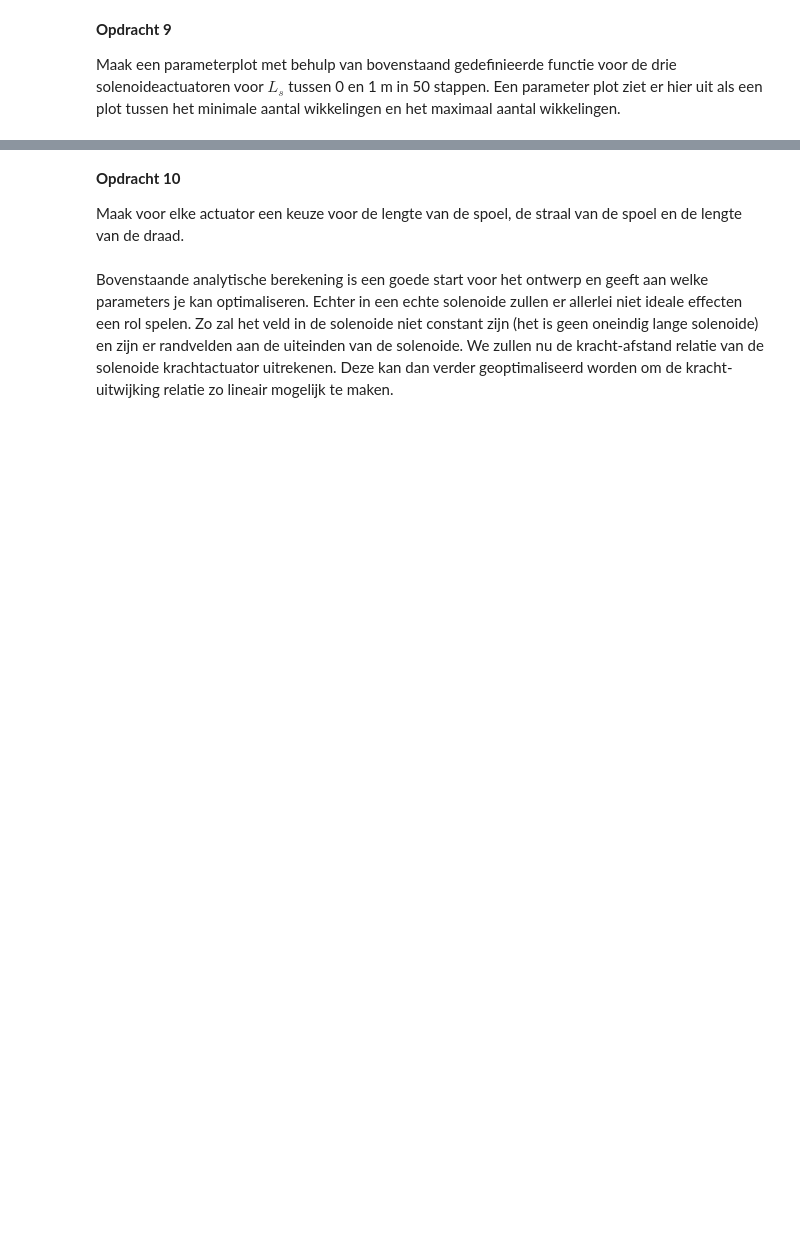
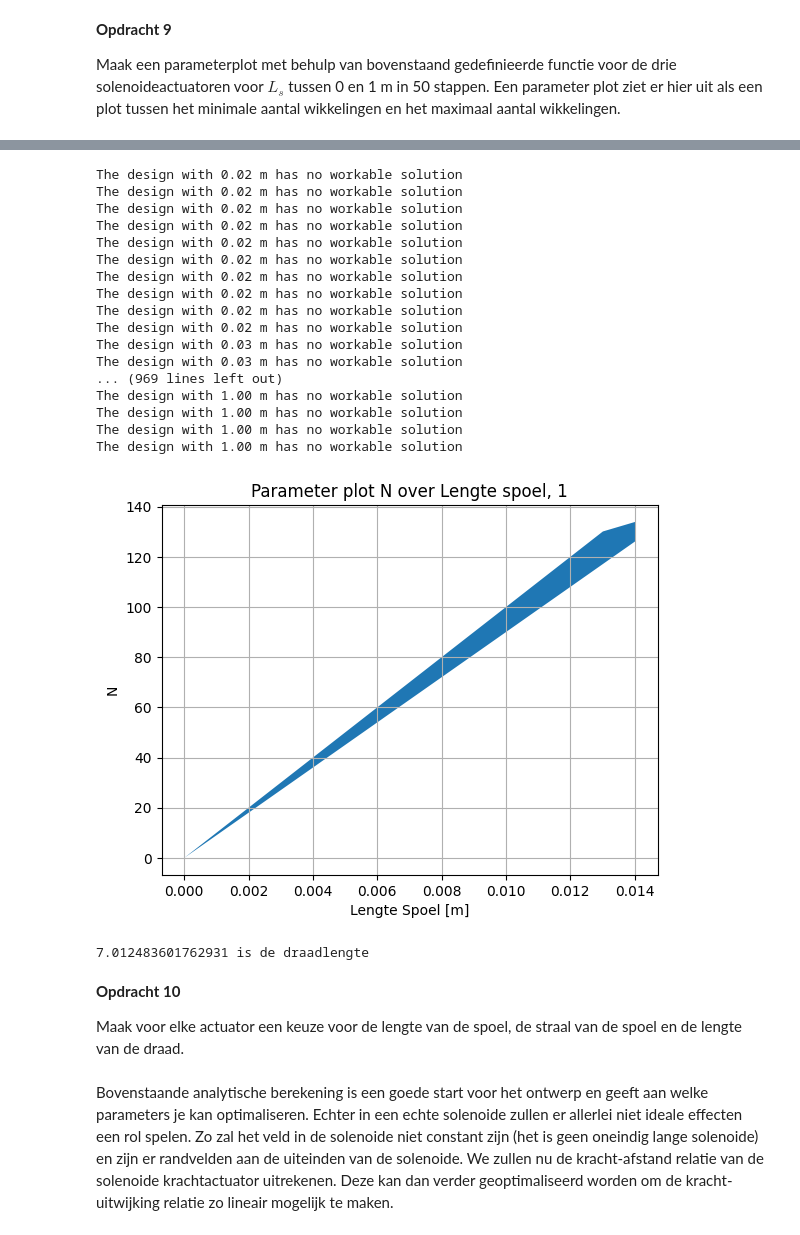
Before and after one commit to T-L-cc/opdrachten-DEF-D, a Jupyter notebook: 2KrachtactuatorOpdracht/KrachtactuatorOpdracht.ipynb, the cells around one changed output, grey strips where cells are left out. Cells and saved outputs as stored; diff of their text form; code cells hidden in the pictures; blank space fills up the shorter version.

```diff
--- a/2KrachtactuatorOpdracht/KrachtactuatorOpdracht.ipynb
+++ b/2KrachtactuatorOpdracht/KrachtactuatorOpdracht.ipynb
@@ -297,4 +287,73 @@ The design with L_s = 1 unit has no workable solution
 [figure]
+# %%
+## functie toegepast om array te verwerken
+def aantal_wikkelingen_array(V_bron, I_bron, Straal_draad, Soortelijke_R_draad, Straal_spoel, Lengte_spoel, mu_r_plunjer, F_min):
+    # Voeg hieronder de formules voor het maximum en minimum aantal wikkelingen.
+    N_min_array = np.zeros(len(Lengte_spoel))
+    N_max_array = np.zeros(len(Lengte_spoel))
+    N_max_1_array = np.zeros(len(Lengte_spoel))
+    N_max_2_array = np.zeros(len(Lengte_spoel))
+
+    for l in range(len(Lengte_spoel)):
+        Lengte_spoel_l = Lengte_spoel[l]
+        mu_0
+        N_min = (Lengte_spoel_l/(I_bron*Straal_spoel))*np.sqrt((2*F_min)/(mu_0*(mu_r_plunjer-1)*np.pi))
+        N_max_1 = Lengte_spoel_l/(2*Straal_draad)
+        N_max_2 = (V_bron*Straal_draad**2)/(2*Soortelijke_R_draad*Straal_spoel*I_bron)
+        N_max = min(N_max_1, N_max_2)
+
+        N_max_1_array[l] = N_max_1
+        N_max_2_array[l] = N_max_2
+
+
+        if N_min > N_max: ## Als het ontwerp niet mogelijk is.
+            print('The design with %.2f m has no workable solution' %Lengte_spoel_l)
+            N_min = 'NaN'
+            N_max = 'NaN'
+
+        N_min_array[l] = N_min
+        N_max_array[l] = N_max
+
+
+    return N_min_array, N_max_array, N_max_1_array, N_max_2_array
+
+
+### Parameterplot
+Lengte_spoel_array = np.linspace(0,1,1000) #m
+N_wendinge_spoel_min_1, N_wendinge_spoel_max_1, N_wendinge_spoel_max1_1, N_wendinge_spoel_max2_1 = aantal_wikkelingen_array(9, 0.5, (1e-4)/2, rho_copper,0.01, Lengte_spoel_array, mu_r_Fe, 40)
+# (V_bron_3, I_bron_3, Straal_draad_3_1, Soortelijke_R_draad_3_1, Straal_spoel_3_1, Lengte_spoel_array, mu_r_plunjer_3_1, F_min_3
+plt.figure()
+plt.fill_between(Lengte_spoel_array, N_wendinge_spoel_min_1, N_wendinge_spoel_max_1) # De ruimte tussen de eisen vullen
+plt.title("Parameter plot N over Lengte spoel, 1")
+plt.xlabel("Lengte Spoel [m]")
+plt.ylabel("N")
+plt.grid()
+plt.show()
+
+# aantal_wikkelingen(F,r_s,I,mu_0,mu_r,L_s,diameter,l_d  )
+
+l_d = draadlengte(12,180, 1.5e-3)
+# (200,0.005,180,mu_0, mu_r_Fe, L_s[i], 1.5e-3, l_d)
+# %% [output]
+The design with 0.02 m has no workable solution
+The design with 0.02 m has no workable solution
+The design with 0.02 m has no workable solution
+The design with 0.02 m has no workable solution
+The design with 0.02 m has no workable solution
+The design with 0.02 m has no workable solution
+The design with 0.02 m has no workable solution
+The design with 0.02 m has no workable solution
+The design with 0.02 m has no workable solution
+The design with 0.02 m has no workable solution
+The design with 0.03 m has no workable solution
+The design with 0.03 m has no workable solution
+... (969 lines left out)
+The design with 1.00 m has no workable solution
+The design with 1.00 m has no workable solution
+The design with 1.00 m has no workable solution
+The design with 1.00 m has no workable solution
+[figure, added]
+7.012483601762931 is de draadlengte
 # %% [markdown]
 **Opdracht 10**
 
```
Also changed, not shown: parts of 5 cells of this notebook.
